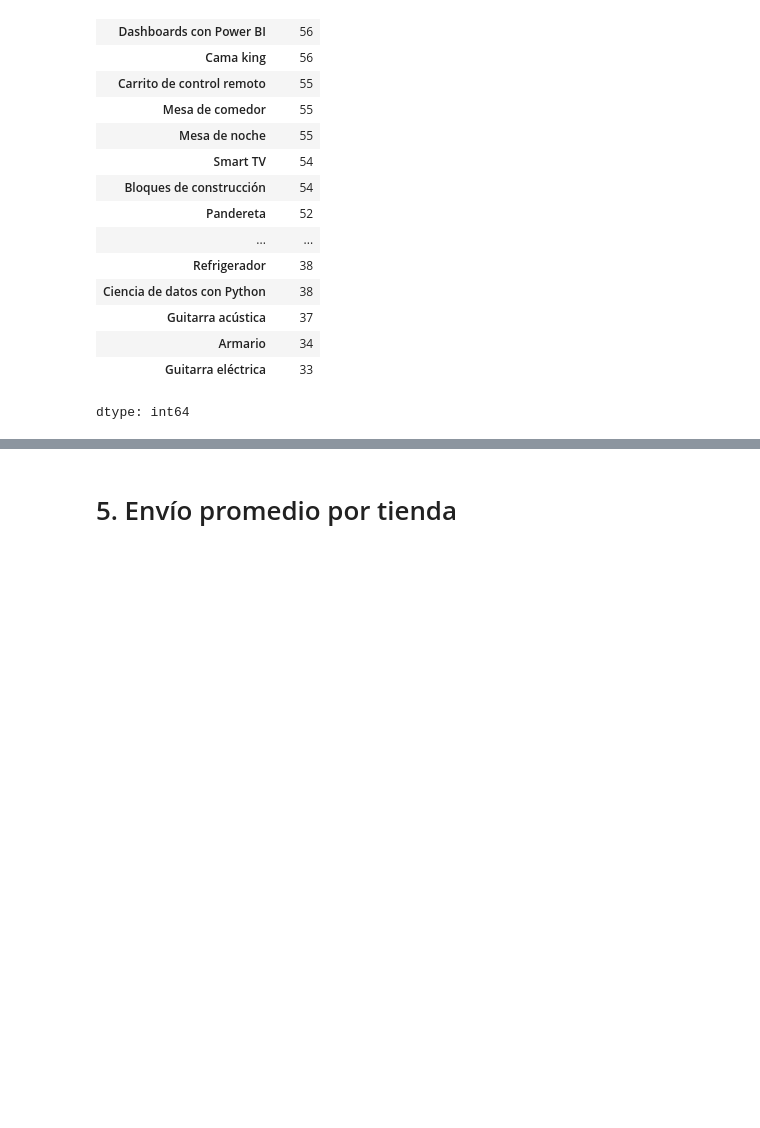
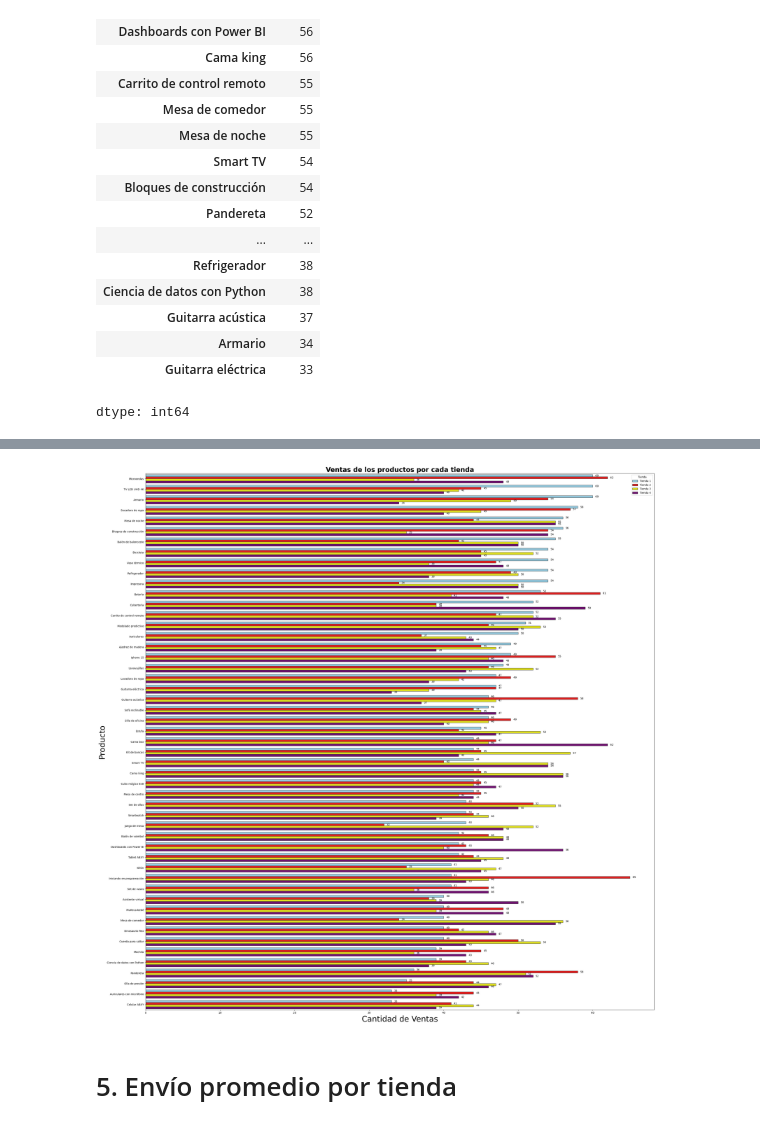
Before and after one commit to nxzK1/challenge-AluraStore, a Jupyter notebook: AluraStoreLatam.ipynb, the cells around one changed output, grey strips where cells are left out. Cells and saved outputs as stored; diff of their text form; code cells hidden in the pictures; blank space fills up the shorter version.

```diff
--- a/AluraStoreLatam.ipynb
+++ b/AluraStoreLatam.ipynb
@@ -481,0 +505,13 @@ cantidad_total_productos
+# %%
+cantidad_productos_t1 = contador_categorias(tienda.Producto)
+cantidad_productos_t2 = contador_categorias(tienda2.Producto)
+cantidad_productos_t3 = contador_categorias(tienda3.Producto)
+cantidad_productos_t4 = contador_categorias(tienda4.Producto)
+
+
+identificador_tiendas = ['Tienda 1', 'Tienda 2', 'Tienda 3 ', 'Tienda 4']
+total_productos = cantidad_productos_t1,cantidad_productos_t2,cantidad_productos_t3,cantidad_productos_t4
+df_concatenado = pd.concat(total_productos, keys=identificador_tiendas)
+df_concatenado = df_concatenado.reset_index()
+df_concatenado.columns = ['Tienda', 'Producto', 'Cantidad de Ventas']
+df_concatenado
@@ -482,3 +532,25 @@ cantidad_total_productos
+# %%
+plt.figure(figsize=(30, 30))
+ax = sns.barplot(
+    y='Producto',
+    x='Cantidad de Ventas',
+    hue='Tienda',
+    data=df_concatenado,
+    edgecolor="0.2",
+    palette=['skyblue', 'red', 'yellow', 'purple'],
+    width=0.8
+)
+
+for container in ax.containers:
+    ax.bar_label(container, fmt='%d', label_type='edge', padding=10, fontsize = 10)
+plt.title("Ventas de los productos por cada tienda", fontsize=25, fontweight='bold')
+plt.legend(title='Tienda')
+plt.xlabel("Cantidad de Ventas", fontsize=30)
+plt.ylabel("Producto", fontsize=30)
+plt.tight_layout()
+plt.show()
+# %% [output]
+[figure, added]
 # %% [markdown]
 # 5. Envío promedio por tienda
 # %% [markdown]
```
Also changed, not shown: parts of 15 cells of this notebook.
